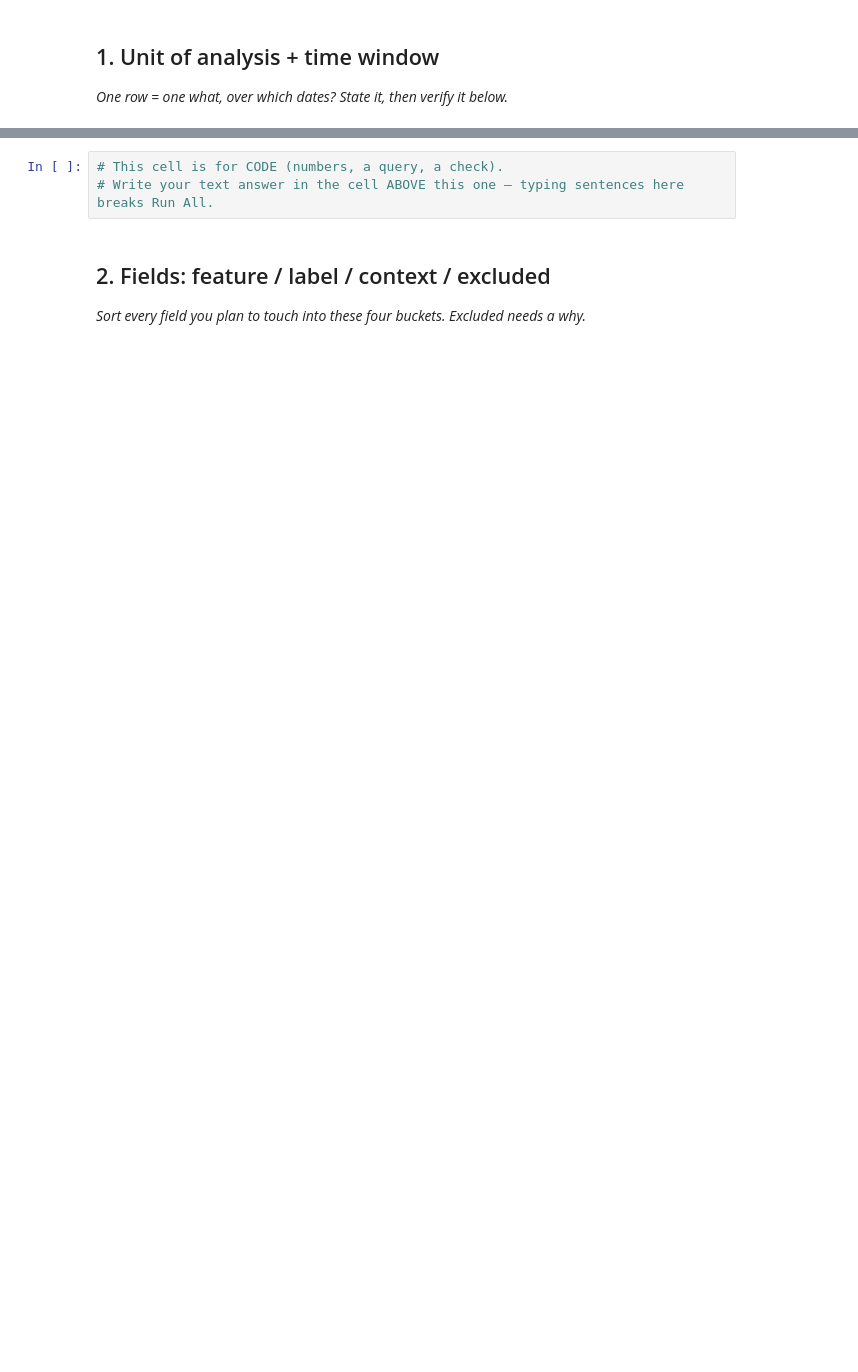
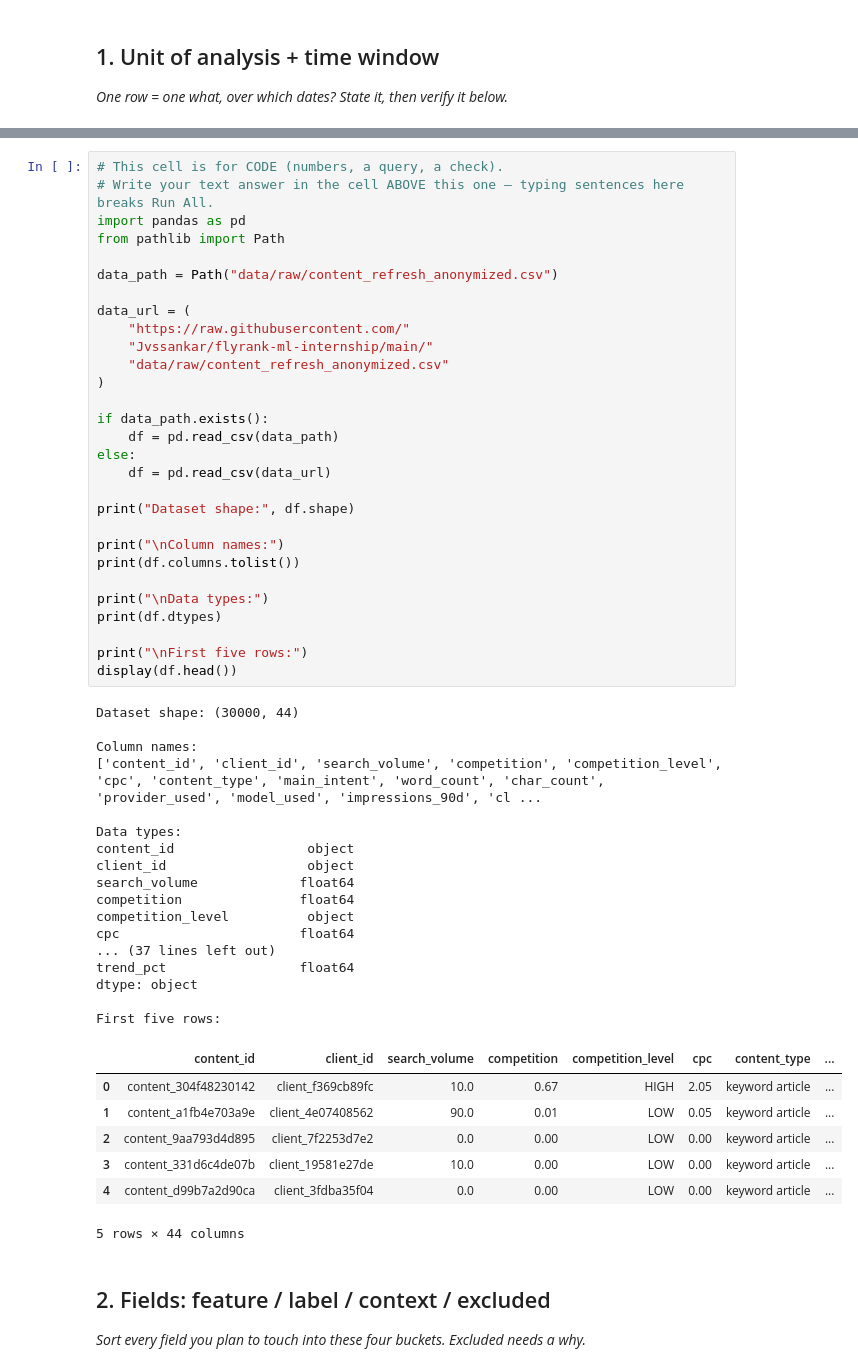
Before and after one commit to Jvssankar/flyrank-ml-internship, a Jupyter notebook: work/notebooks/w03_data_contract.ipynb, the cells around one changed output, grey strips where cells are left out. Drawn from its saved outputs; the diff is of its cells as text; blank space fills up the shorter version.

```diff
--- a/work/notebooks/w03_data_contract.ipynb
+++ b/work/notebooks/w03_data_contract.ipynb
@@ -13,6 +15,57 @@ This skeleton is yours to fill. Work the sections **in order** — each one has
 # %%
 # This cell is for CODE (numbers, a query, a check).
 # Write your text answer in the cell ABOVE this one — typing sentences here breaks Run All.
+import pandas as pd
+from pathlib import Path
+
+data_path = Path("data/raw/content_refresh_anonymized.csv")
+
+data_url = (
+    "https://raw.githubusercontent.com/"
+    "Jvssankar/flyrank-ml-internship/main/"
+    "data/raw/content_refresh_anonymized.csv"
+)
+
+if data_path.exists():
+    df = pd.read_csv(data_path)
+else:
+    df = pd.read_csv(data_url)
+
+print("Dataset shape:", df.shape)
+
+print("\nColumn names:")
+print(df.columns.tolist())
+
+print("\nData types:")
+print(df.dtypes)
+
+print("\nFirst five rows:")
+display(df.head())
+# %% [output]
+Dataset shape: (30000, 44)
+
+Column names:
+['content_id', 'client_id', 'search_volume', 'competition', 'competition_level', 'cpc', 'content_type', 'main_intent', 'word_count', 'char_count', 'provider_used', 'model_used', 'impressions_90d', 'cl ...
+
+Data types:
+content_id                 object
+client_id                  object
+search_volume             float64
+competition               float64
+competition_level          object
+cpc                       float64
+... (37 lines left out)
+trend_pct                 float64
+dtype: object
+
+First five rows:
+|  | content_id | client_id | search_volume | competition | competition_level | cpc | content_type | ... |
+| 0 | content_304f48230142 | client_f369cb89fc | 10.0 | 0.67 | HIGH | 2.05 | keyword article | ... |
+| 1 | content_a1fb4e703a9e | client_4e07408562 | 90.0 | 0.01 | LOW | 0.05 | keyword article | ... |
+| 2 | content_9aa793d4d895 | client_7f2253d7e2 | 0.0 | 0.00 | LOW | 0.00 | keyword article | ... |
+| 3 | content_331d6c4de07b | client_19581e27de | 10.0 | 0.00 | LOW | 0.00 | keyword article | ... |
+| 4 | content_d99b7a2d90ca | client_3fdba35f04 | 0.0 | 0.00 | LOW | 0.00 | keyword article | ... |
+5 rows × 44 columns
 # %% [markdown]
 ## 2. Fields: feature / label / context / excluded
 
```
Also changed, not shown: parts of 10 cells of this notebook.
